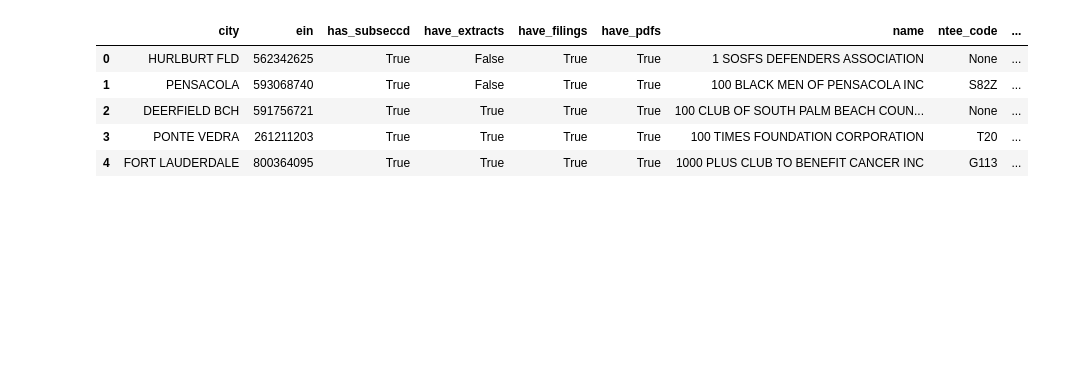
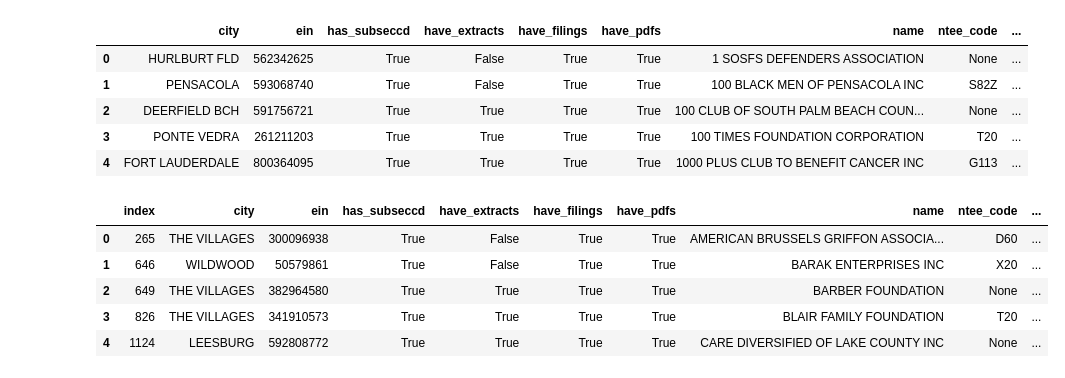
Before and after one commit to alanhovorka/mysql_queries, a Jupyter notebook: nonprofits/propublica_nonprofit_exp.ipynb, the cells around one changed output. Drawn from its saved outputs; the diff is of its cells as text; code cells hidden in the pictures; blank space fills up the shorter version.

Commit message:
Filtered down to local nonprofits, looking to pull detailed data via API next

```diff
--- a/nonprofits/propublica_nonprofit_exp.ipynb
+++ b/nonprofits/propublica_nonprofit_exp.ipynb
@@ -78,3 +100,17 @@ df1.head()
 | 2 | DEERFIELD BCH | 591756721 | True | True | True | True | 100 CLUB OF SOUTH PALM BEACH COUN... | None | ... |
 | 3 | PONTE VEDRA | 261211203 | True | True | True | True | 100 TIMES FOUNDATION CORPORATION | T20 | ... |
 | 4 | FORT LAUDERDALE | 800364095 | True | True | True | True | 1000 PLUS CLUB TO BENEFIT CANCER INC | G113 | ... |
+# %%
+locations = [x.upper() for x in locations]
+# filter out non local nonprofits, upper case all city names
+localdf = df1[df1['city'].isin(locations)]
+# %%
+#Show the new dataframe, reset its index
+localdf.reset_index().head()
+# %% [output]
+|  | index | city | ein | has_subseccd | have_extracts | have_filings | have_pdfs | name | ntee_code | ... |
+| 0 | 265 | THE VILLAGES | 300096938 | True | False | True | True | AMERICAN BRUSSELS GRIFFON ASSOCIA... | D60 | ... |
+| 1 | 646 | WILDWOOD | 50579861 | True | False | True | True | BARAK ENTERPRISES INC | X20 | ... |
+| 2 | 649 | THE VILLAGES | 382964580 | True | True | True | True | BARBER FOUNDATION | None | ... |
+| 3 | 826 | THE VILLAGES | 341910573 | True | True | True | True | BLAIR FAMILY FOUNDATION | T20 | ... |
+| 4 | 1124 | LEESBURG | 592808772 | True | True | True | True | CARE DIVERSIFIED OF LAKE COUNTY INC | None | ... |
```
Also changed, not shown: parts of 12 cells of this notebook, 5 other files.
